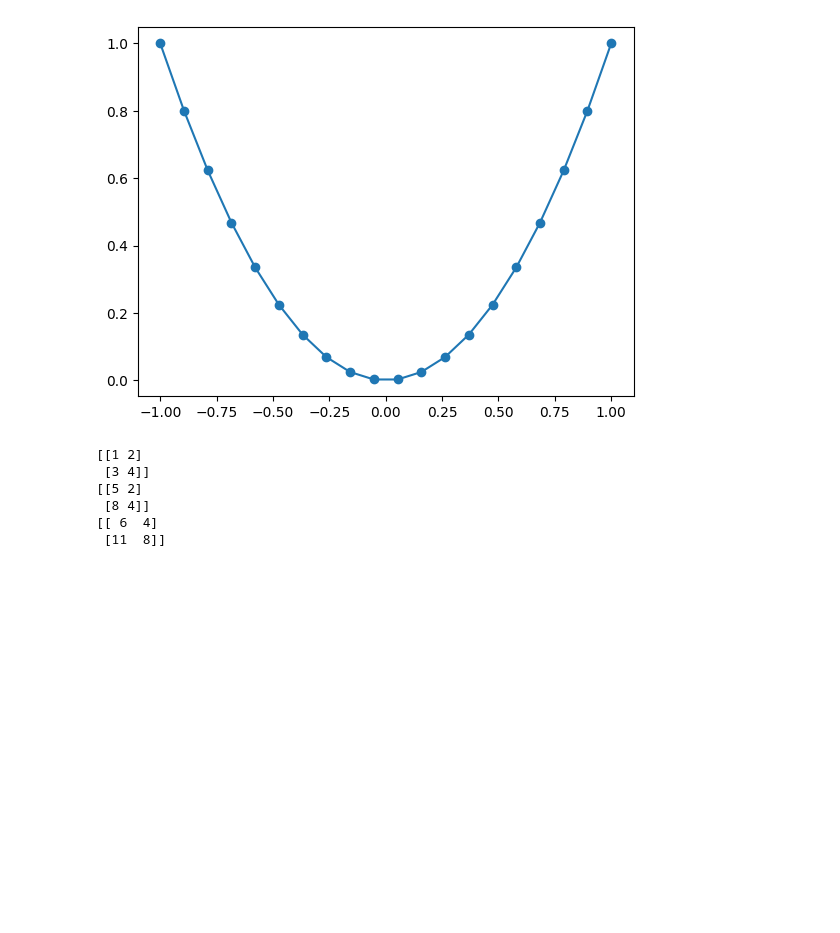
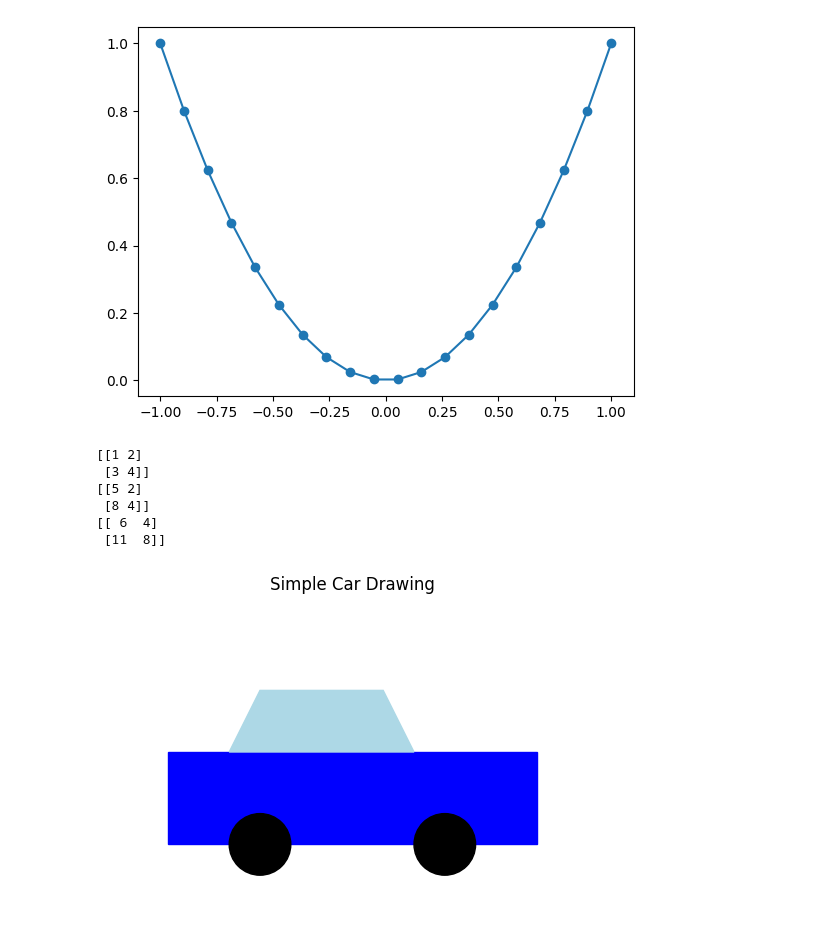
Before and after one commit to bhushan-ssh/colabs, a Jupyter notebook: numpy&plt.ipynb, the cells around one changed output. Saved outputs shown, nothing was run; the diff lists cells and outputs as text; code cells hidden in the pictures; blank space fills up the shorter version.

```diff
--- a/numpy&plt.ipynb
+++ b/numpy&plt.ipynb
@@ -52,3 +52,33 @@ print(M+N)
  [8 4]]
 [[ 6  4]
  [11  8]]
+# %%
+import matplotlib.pyplot as plt
+import matplotlib.patches as patches
+
+fig, ax = plt.subplots(figsize=(8, 4))
+
+# Draw the car body (main chassis)
+body = patches.Rectangle((1, 1), 6, 1.5, color='blue', label='Body')
+ax.add_patch(body)
+
+# Draw the car roof (cabin)
+roof = patches.Polygon([[2, 2.5], [5, 2.5], [4.5, 3.5], [2.5, 3.5]], color='lightblue', label='Roof')
+ax.add_patch(roof)
+
+# Draw the wheels
+wheel1 = patches.Circle((2.5, 1), 0.5, color='black', label='Wheels')
+wheel2 = patches.Circle((5.5, 1), 0.5, color='black')
+ax.add_patch(wheel1)
+ax.add_patch(wheel2)
+
+# Set limits and aspect ratio
+ax.set_xlim(0, 8)
+ax.set_ylim(0, 5)
+ax.set_aspect('equal')
+ax.axis('off')
+
+plt.title("Simple Car Drawing")
+plt.show()
+# %% [output]
+[figure, added]
```
Also changed, not shown: parts of 1 cell of this notebook.
